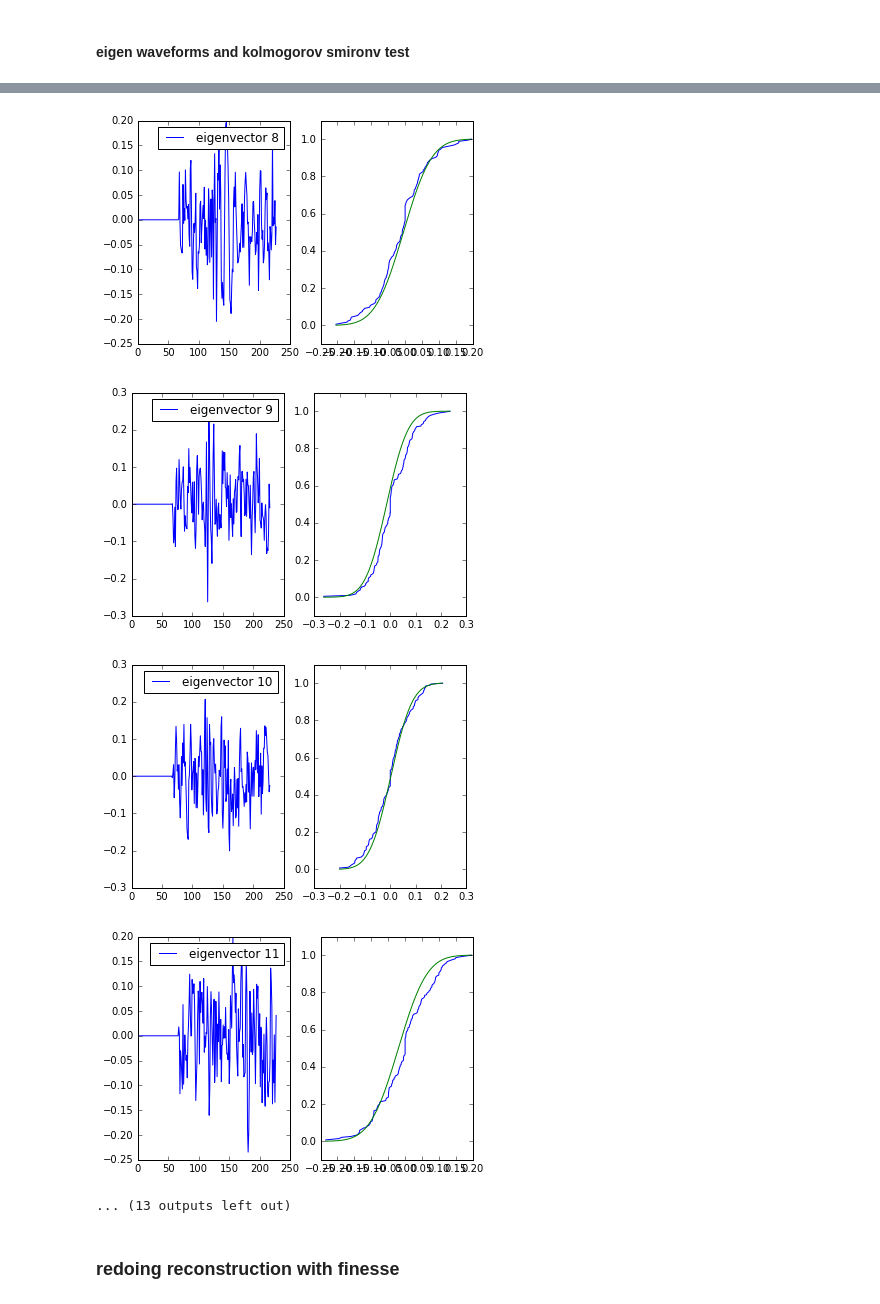
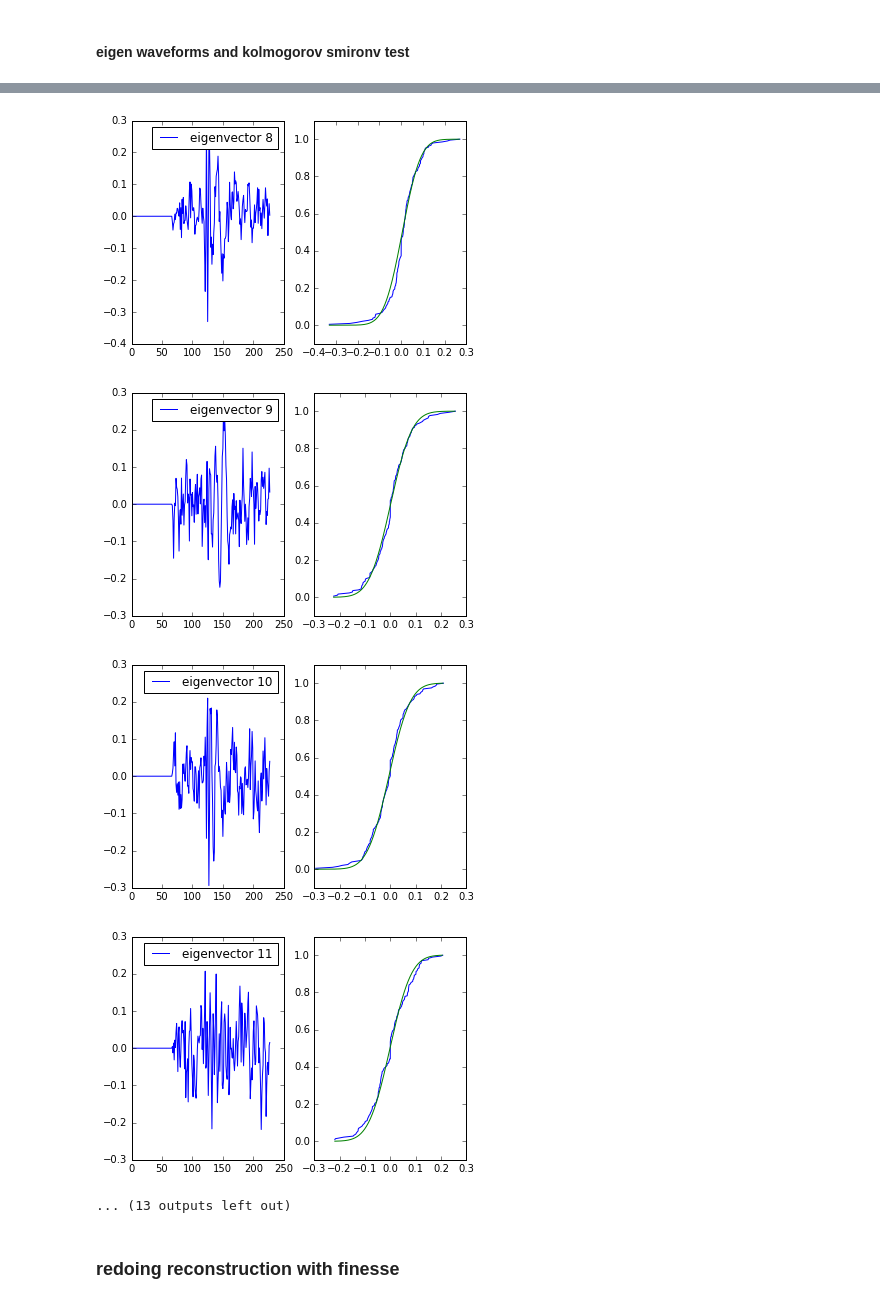
Before and after one commit to sioan/sxd_analysis_methods, a Jupyter notebook: waveform_analysis/saturated_reconstruction.ipynb, the cells around one changed output, grey strips where cells are left out. Drawn from its saved outputs; the diff is of its cells as text; code cells hidden in the pictures.

```diff
--- a/waveform_analysis/saturated_reconstruction.ipynb
+++ b/waveform_analysis/saturated_reconstruction.ipynb
@@ -84,7 +84,7 @@ show()
 # %% [markdown]
 #### identifying saturated waveforms
 # %%
-non_saturated_pulses = array([(0.8>max(abs(i)) and 0.6<max(abs(i))) for i in ch1_waves])
+non_saturated_pulses = array([(0.8>max(abs(i)) and 0.3<max(abs(i))) for i in ch1_waves])
 # %%
 for i in ch1_waves[non_saturated_pulses]:
     plot(i)
@@ -137,8 +137,8 @@ for i in v:
     my_edf=my_edf/max(my_edf)
     plot(sort(i),my_edf)
     ylim(-0.1,1.1)
-    #my_mean = mean(i)
-    my_mean = (max(i)+min(i))/2
+    my_mean = mean(i)
+    #my_mean = (max(i)+min(i))/2
     my_std = std(i)
     x = arange(min(i),max(i),(max(i)-min(i))/len(i))
     y = cumsum(exp(-(((x-my_mean)/(2**0.5*my_std))**2)))
@@ -159,7 +159,7 @@ for i in v:
-[figure, old version]
+[figure, new version]
-[figure, old version]
+[figure, new version]
-[figure, old version]
+[figure, new version]
-[figure, old version]
+[figure, new version]
 ... (13 outputs left out)
 # %% [markdown]
 ### redoing reconstruction with finesse
```
Also changed, not shown: parts of 7 cells of this notebook.
